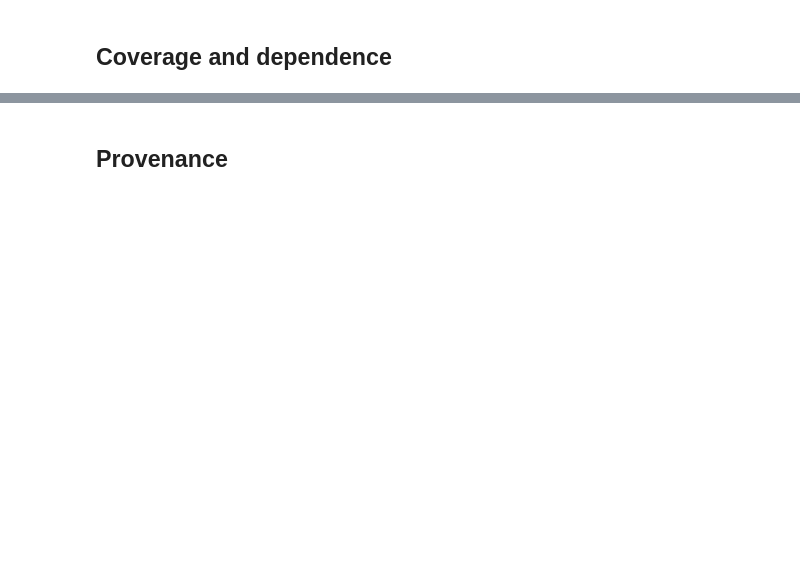
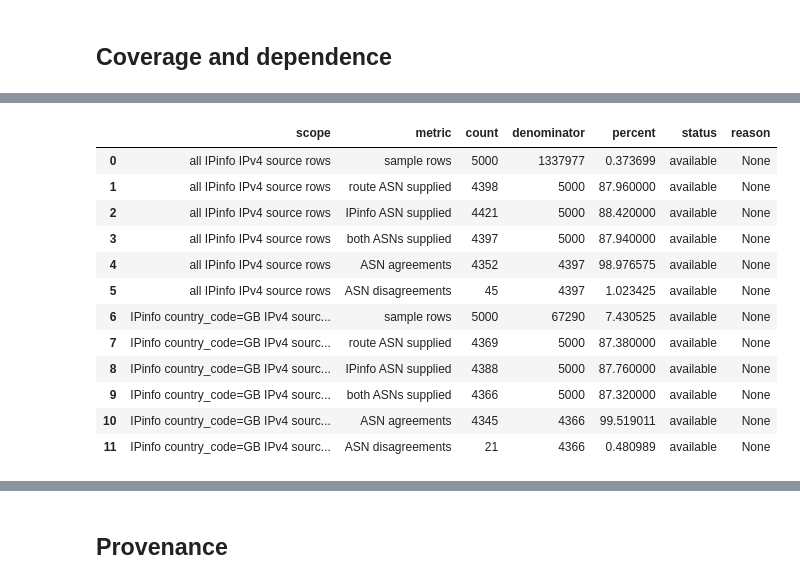
Before and after one commit to clearbranch/openbotrisk, a Jupyter notebook: notebooks/public_ip_enrichment_demo.ipynb, the cells around one changed output, grey strips where cells are left out. Cells and saved outputs as stored; diff of their text form; code cells hidden in the pictures; blank space fills up the shorter version.

```diff
--- a/notebooks/public_ip_enrichment_demo.ipynb
+++ b/notebooks/public_ip_enrichment_demo.ipynb
@@ -182,0 +378,66 @@ Name: NA share, dtype: float64
+# %%
+#| label: ip-sample-summary
+ipinfo_source_rows = (
+    pd.read_parquet(ipinfo_path, columns=["network", "country_code"])
+    if ipinfo_path is not None
+    else None
+)
+
+def sampled_output(scope, country_code=None):
+    if ipinfo_source_rows is None:
+        return None, 0, "IPinfo artifact unavailable"
+    eligible = ipinfo_source_rows.loc[~ipinfo_source_rows["network"].str.contains(":", na=False)]
+    if country_code is not None:
+        eligible = eligible.loc[eligible["country_code"].eq(country_code)]
+    if eligible.empty:
+        return None, 0, f"no eligible {scope} IPv4 rows"
+    selected = eligible.sample(n=min(5_000, len(eligible)), random_state=SAMPLE_SEED).sort_index()
+    ips = selected["network"].str.split("/", n=1).str[0]
+    result = enrich(ips, route=route, cloud=cloud, peeringdb=peeringdb, ipinfo=ipinfo, asdb=asdb, tor=tor, vpn=vpn, datacentre=datacentre, bad_asns=bad_asns)
+    return result, len(eligible), None
+
+sample_scopes = {
+    "all IPinfo IPv4 source rows": sampled_output("overall"),
+    "IPinfo country_code=GB IPv4 source rows": sampled_output("GB", "GB"),
+}
+
+def metric(scope, name, count, denominator, reason=None):
+    available = reason is None and denominator is not None and denominator > 0 and count is not pd.NA
+    return {"scope": scope, "metric": name, "count": count if available else pd.NA, "denominator": denominator, "percent": pct(count, denominator) if available else pd.NA, "status": "available" if available else "unavailable", "reason": reason or ("zero denominator" if not available else None)}
+
+sample_metrics = []
+for scope, (sample_out, eligible_count, sample_reason) in sample_scopes.items():
+    if sample_out is None:
+        sample_metrics.append(metric(scope, "sample rows", pd.NA, eligible_count, sample_reason))
+        continue
+    sample_size = len(sample_out)
+    sample_metrics.append(metric(scope, "sample rows", sample_size, eligible_count))
+    route_known = int(sample_out["route_asn"].notna().sum())
+    ipinfo_known = int(sample_out["ipinfo_asn"].notna().sum())
+    route_reason = None if route is not None else "IPtoASN route source unavailable"
+    ipinfo_reason = None if ipinfo is not None else "IPinfo lookup source unavailable"
+    sample_metrics.append(metric(scope, "route ASN supplied", route_known, sample_size, route_reason))
+    sample_metrics.append(metric(scope, "IPinfo ASN supplied", ipinfo_known, sample_size, ipinfo_reason))
+    both = sample_out["route_asn"].notna() & sample_out["ipinfo_asn"].notna()
+    both_count = int(both.sum())
+    comparison_reason = route_reason or ipinfo_reason
+    sample_metrics.append(metric(scope, "both ASNs supplied", both_count, sample_size, comparison_reason))
+    agreement_reason = comparison_reason or ("no rows with both ASNs" if both_count == 0 else None)
+    sample_metrics.append(metric(scope, "ASN agreements", int(sample_out.loc[both, "route_ipinfo_asn_agree"].eq(True).sum()), both_count, agreement_reason))
+    sample_metrics.append(metric(scope, "ASN disagreements", int(sample_out.loc[both, "route_ipinfo_asn_agree"].eq(False).sum()), both_count, agreement_reason))
+ip_sample_summary = pd.DataFrame(sample_metrics)
+ip_sample_summary
+# %% [output]
+|  | scope | metric | count | denominator | percent | status | reason |
+| 0 | all IPinfo IPv4 source rows | sample rows | 5000 | 1337977 | 0.373699 | available | None |
+| 1 | all IPinfo IPv4 source rows | route ASN supplied | 4398 | 5000 | 87.960000 | available | None |
+| 2 | all IPinfo IPv4 source rows | IPinfo ASN supplied | 4421 | 5000 | 88.420000 | available | None |
+| 3 | all IPinfo IPv4 source rows | both ASNs supplied | 4397 | 5000 | 87.940000 | available | None |
+| 4 | all IPinfo IPv4 source rows | ASN agreements | 4352 | 4397 | 98.976575 | available | None |
+| 5 | all IPinfo IPv4 source rows | ASN disagreements | 45 | 4397 | 1.023425 | available | None |
+| 6 | IPinfo country_code=GB IPv4 sourc... | sample rows | 5000 | 67290 | 7.430525 | available | None |
+| 7 | IPinfo country_code=GB IPv4 sourc... | route ASN supplied | 4369 | 5000 | 87.380000 | available | None |
+| 8 | IPinfo country_code=GB IPv4 sourc... | IPinfo ASN supplied | 4388 | 5000 | 87.760000 | available | None |
+| 9 | IPinfo country_code=GB IPv4 sourc... | both ASNs supplied | 4366 | 5000 | 87.320000 | available | None |
+| 10 | IPinfo country_code=GB IPv4 sourc... | ASN agreements | 4345 | 4366 | 99.519011 | available | None |
+| 11 | IPinfo country_code=GB IPv4 sourc... | ASN disagreements | 21 | 4366 | 0.480989 | available | None |
```
Also changed, not shown: parts of 19 cells of this notebook, 3 other files.
